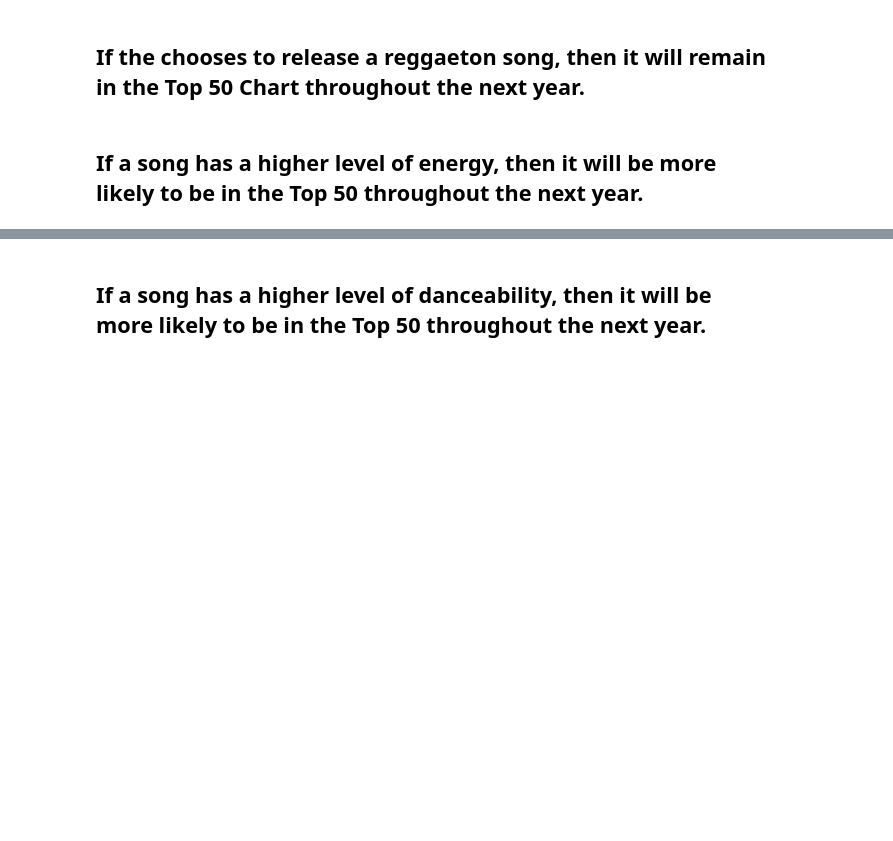
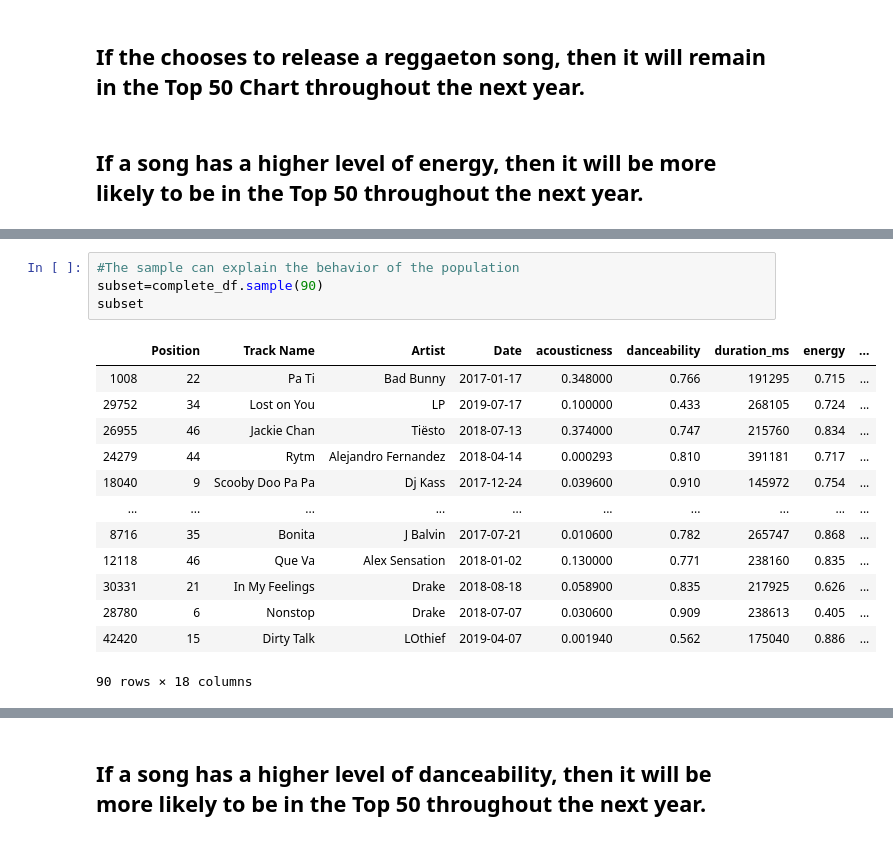
Before and after one commit to JaviSandoval94/Spotify-Trends-Analysis, a Jupyter notebook: Project1-Spotify-FinalReport.ipynb, the cells around one changed output, grey strips where cells are left out. Drawn from its saved outputs; the diff is of its cells as text; blank space fills up the shorter version.

```diff
--- a/Project1-Spotify-FinalReport.ipynb
+++ b/Project1-Spotify-FinalReport.ipynb
@@ -60,0 +89,18 @@ complete_df.head()
+# %%
+#The sample can explain the behavior of the population
+subset=complete_df.sample(90)
+subset
+# %% [output]
+|  | Position | Track Name | Artist | Date | acousticness | danceability | duration_ms | energy | ... |
+| 1008 | 22 | Pa Ti | Bad Bunny | 2017-01-17 | 0.348000 | 0.766 | 191295 | 0.715 | ... |
+| 29752 | 34 | Lost on You | LP | 2019-07-17 | 0.100000 | 0.433 | 268105 | 0.724 | ... |
+| 26955 | 46 | Jackie Chan | Tiësto | 2018-07-13 | 0.374000 | 0.747 | 215760 | 0.834 | ... |
+| 24279 | 44 | Rytm | Alejandro Fernandez | 2018-04-14 | 0.000293 | 0.810 | 391181 | 0.717 | ... |
+| 18040 | 9 | Scooby Doo Pa Pa | Dj Kass | 2017-12-24 | 0.039600 | 0.910 | 145972 | 0.754 | ... |
+| ... | ... | ... | ... | ... | ... | ... | ... | ... | ... |
+| 8716 | 35 | Bonita | J Balvin | 2017-07-21 | 0.010600 | 0.782 | 265747 | 0.868 | ... |
+| 12118 | 46 | Que Va | Alex Sensation | 2018-01-02 | 0.130000 | 0.771 | 238160 | 0.835 | ... |
+| 30331 | 21 | In My Feelings | Drake | 2018-08-18 | 0.058900 | 0.835 | 217925 | 0.626 | ... |
+| 28780 | 6 | Nonstop | Drake | 2018-07-07 | 0.030600 | 0.909 | 238613 | 0.405 | ... |
+| 42420 | 15 | Dirty Talk | LOthief | 2019-04-07 | 0.001940 | 0.562 | 175040 | 0.886 | ... |
+90 rows × 18 columns
```
Also changed, not shown: parts of 12 cells of this notebook.
